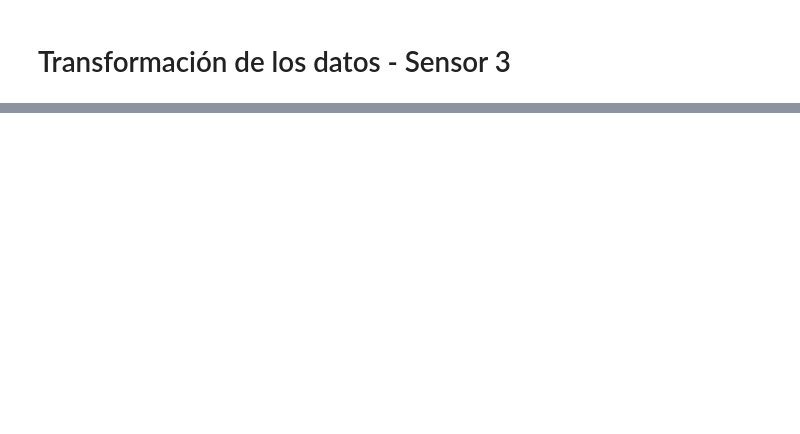
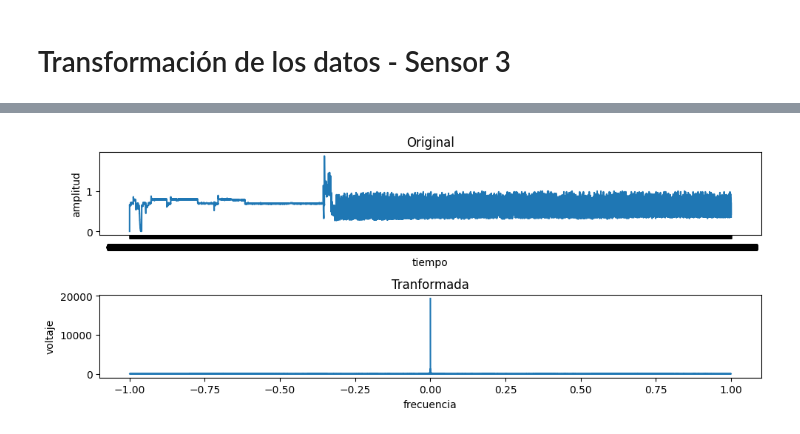
Before and after one commit to ialonsoiturbe/Motores_VR, a Jupyter notebook: datos_motor_2025.ipynb, the cells around one changed output, grey strips where cells are left out. Cells and saved outputs as stored; diff of their text form; code cells hidden in the pictures; blank space fills up the shorter version.

```diff
--- a/datos_motor_2025.ipynb
+++ b/datos_motor_2025.ipynb
@@ -267,0 +231,27 @@ Text(0, 0.5, 'voltaje')
+# %%
+
+x3=np.array(df_sensor3.tiempo)
+y3=np.array(df_sensor3.voltaje)
+
+#Hacemos la transformada de Fourier
+four_transf3=np.fft.fft(y3)
+frecuencias3=np.fft.fftfreq(len(y3),0.5)
+
+#Graficamos
+plt.figure(figsize=(10,4))
+#original
+plt.subplot(2,1,1)
+plt.plot(x3,y3)
+plt.title('Original')
+plt.xlabel('tiempo')
+plt.ylabel('amplitud')
+#transformada
+plt.subplot(2,1,2)
+plt.plot(frecuencias3,np.abs(four_transf3))
+plt.title('Tranformada')
+plt.xlabel('frecuencia')
+plt.ylabel('voltaje')
+plt.tight_layout()
+plt.show()
+# %% [output]
+[figure, added]
```
Also changed, not shown: parts of 14 cells of this notebook.
